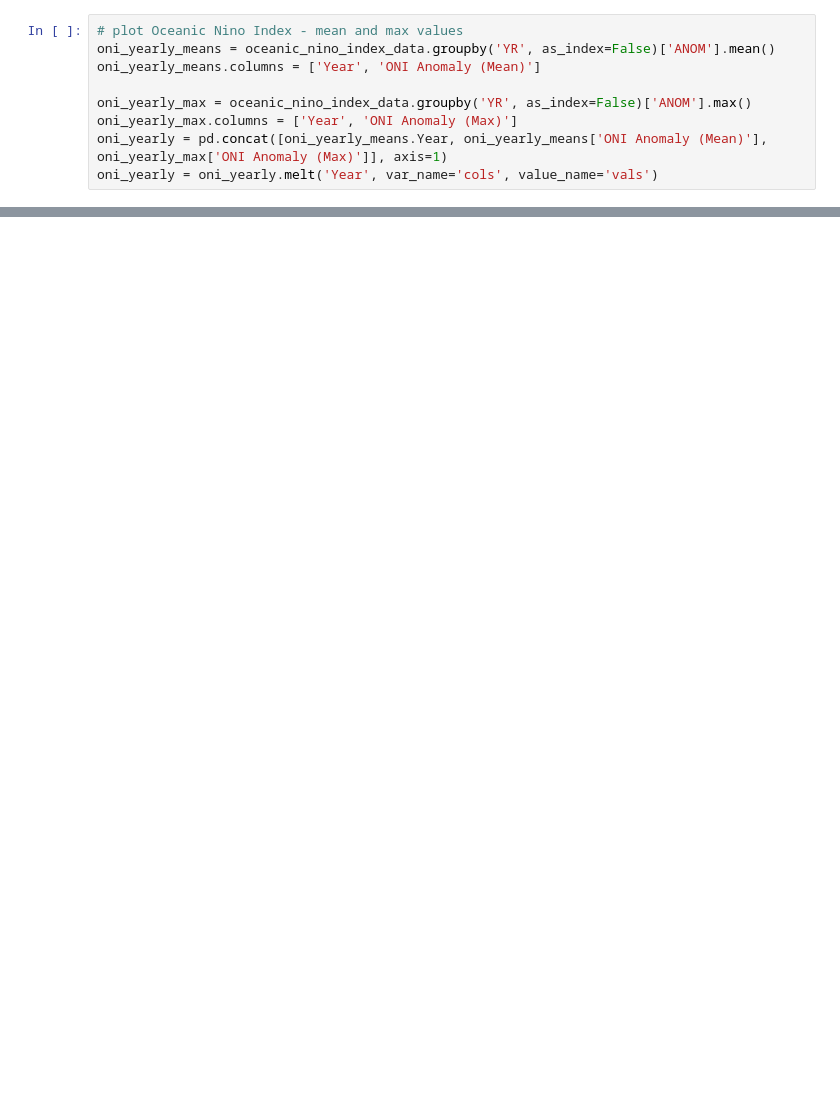
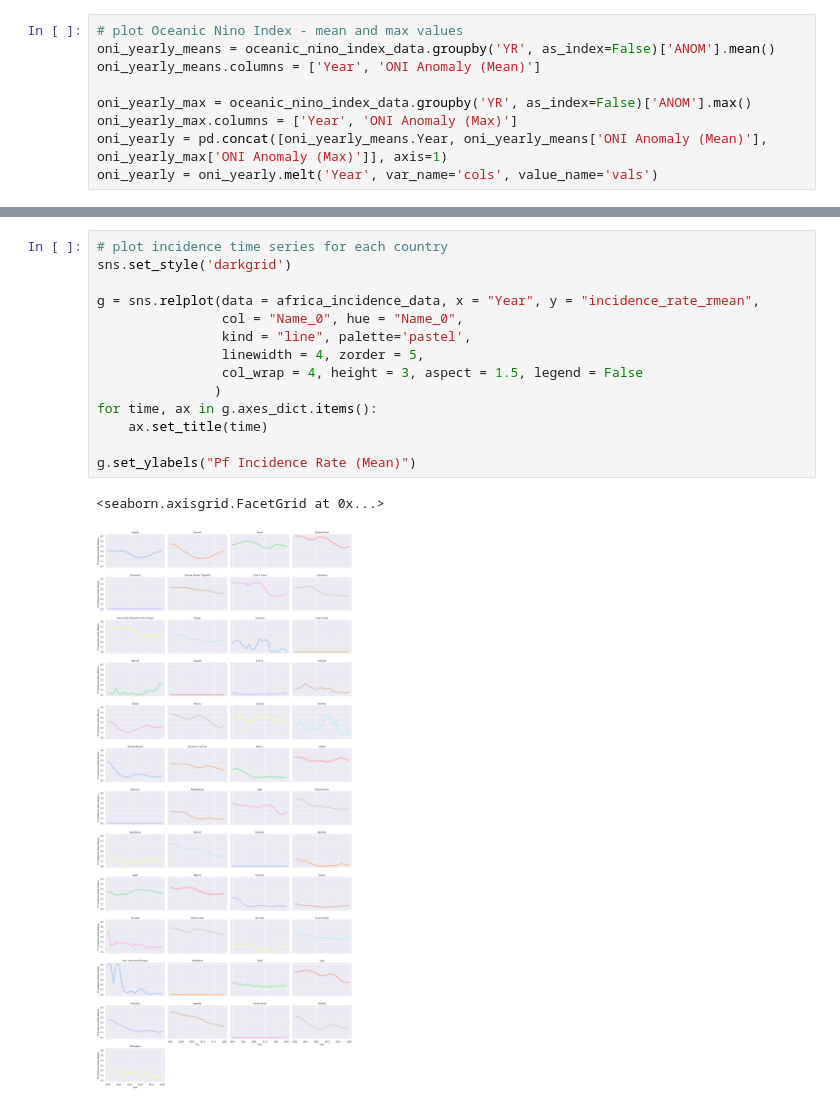
Before and after one commit to amondal2/ENSO-malaria-analysis, a Jupyter notebook: scripts/exploration.ipynb, the cells around one changed output, grey strips where cells are left out. Cells and saved outputs as stored; diff of their text form; blank space fills up the shorter version.

```diff
--- a/scripts/exploration.ipynb
+++ b/scripts/exploration.ipynb
@@ -84,0 +70,17 @@ incidence_df_north_africa
+# %%
+# plot incidence time series for each country
+sns.set_style('darkgrid')
+
+g = sns.relplot(data = africa_incidence_data, x = "Year", y = "incidence_rate_rmean",
+                col = "Name_0", hue = "Name_0",
+                kind = "line", palette='pastel',
+                linewidth = 4, zorder = 5,
+                col_wrap = 4, height = 3, aspect = 1.5, legend = False
+               )
+for time, ax in g.axes_dict.items():
+    ax.set_title(time)
+
+g.set_ylabels("Pf Incidence Rate (Mean)")
+# %% [output]
+<seaborn.axisgrid.FacetGrid at 0x...>
+[figure, added]
```
Also changed, not shown: parts of 4 cells of this notebook.
